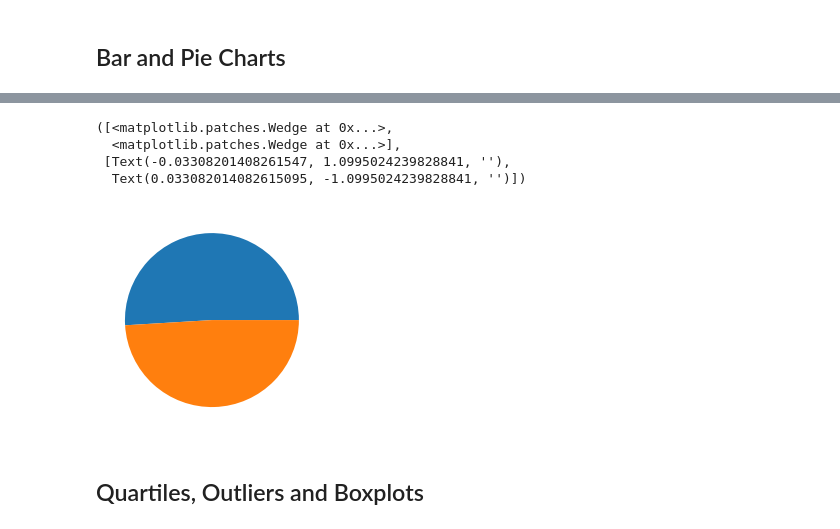
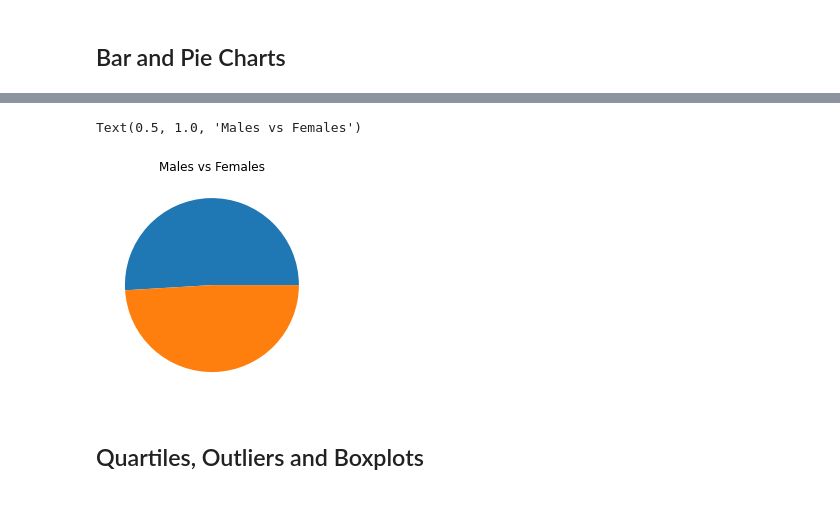
Before and after one commit to stim0010/matplotlib-challenge, a Jupyter notebook: Pymaceuticals/pymaceuticals_starter.ipynb, the cells around one changed output, grey strips where cells are left out. Drawn from its saved outputs; the diff is of its cells as text; code cells hidden in the pictures.

```diff
--- a/Pymaceuticals/pymaceuticals_starter.ipynb
+++ b/Pymaceuticals/pymaceuticals_starter.ipynb
@@ -165,13 +170,11 @@ ms_sex_vs.plot(kind='bar')
 # %%
 # Generate a pie plot showing the distribution of female versus male mice using pyplot
 
 plt.pie(ms_sex_vs)
+plt.title('Males vs Females')
 # %% [output]
-([<matplotlib.patches.Wedge at 0x...>,
-  <matplotlib.patches.Wedge at 0x...>],
- [Text(-0.03308201408261547, 1.0995024239828841, ''),
-  Text(0.033082014082615095, -1.0995024239828841, '')])
+Text(0.5, 1.0, 'Males vs Females')
-[figure, old version]
+[figure, new version]
 # %% [markdown]
 ## Quartiles, Outliers and Boxplots
 # %%
```
Also changed, not shown: parts of 8 cells of this notebook.
